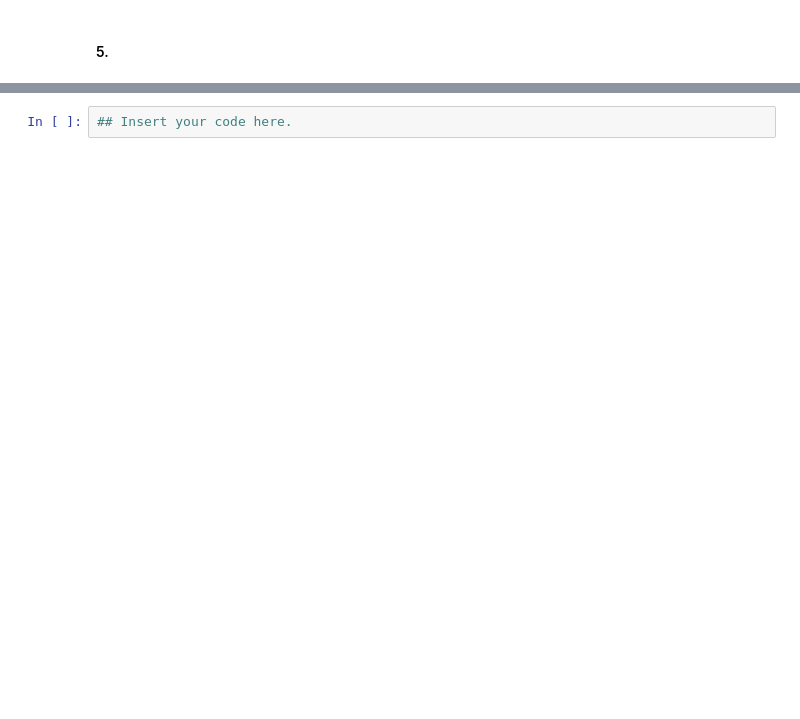
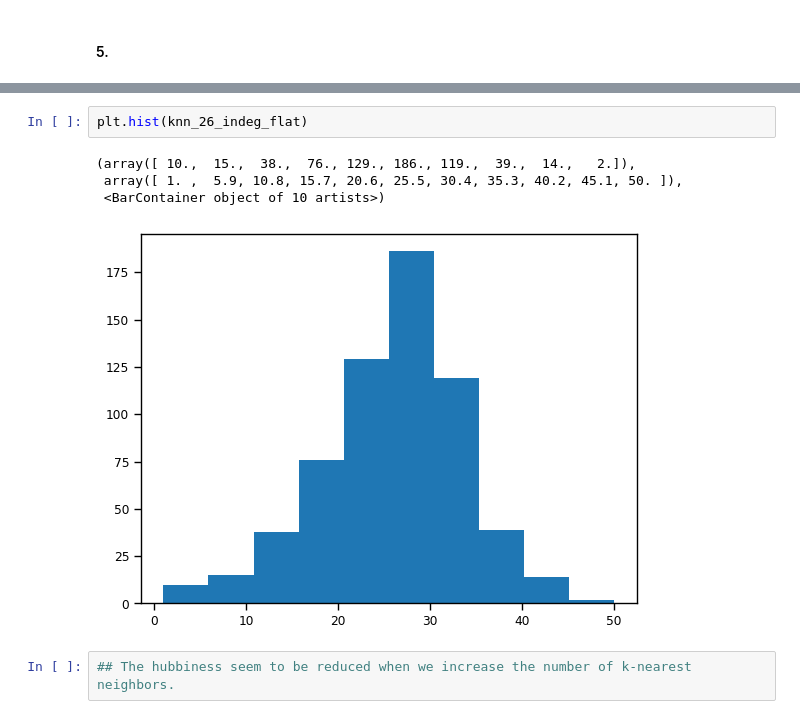
Before and after one commit to Keplex/4680_5680_intro_uds, a Jupyter notebook: Week6/W6_spatialweights.ipynb, the cells around one changed output, grey strips where cells are left out. Drawn from its saved outputs; the diff is of its cells as text; blank space fills up the shorter version.

```diff
--- a/Week6/W6_spatialweights.ipynb
+++ b/Week6/W6_spatialweights.ipynb
@@ -1171,2 +1242,9 @@ knn_6_indeg_flat = (knn_6_indeg).tolist()
 # %%
-## Insert your code here.
+plt.hist(knn_26_indeg_flat)
+# %% [output]
+(array([ 10.,  15.,  38.,  76., 129., 186., 119.,  39.,  14.,   2.]),
+ array([ 1. ,  5.9, 10.8, 15.7, 20.6, 25.5, 30.4, 35.3, 40.2, 45.1, 50. ]),
+ <BarContainer object of 10 artists>)
+[figure, added]
+# %%
+## The hubbiness seem to be reduced when we increase the number of k-nearest neighbors.
```
Also changed, not shown: parts of 17 cells of this notebook, 1 other file.
